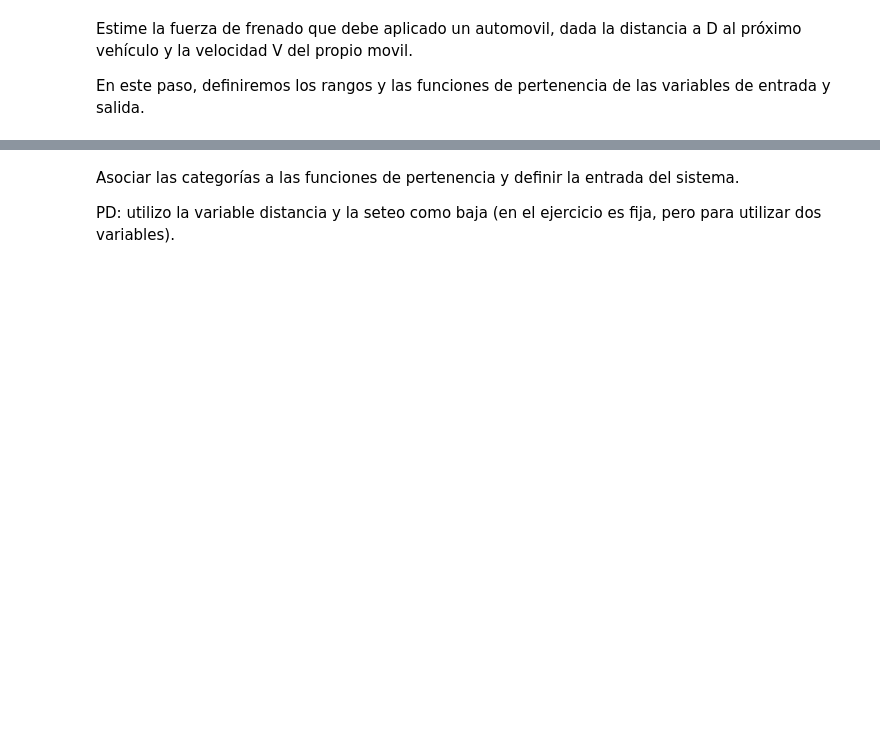
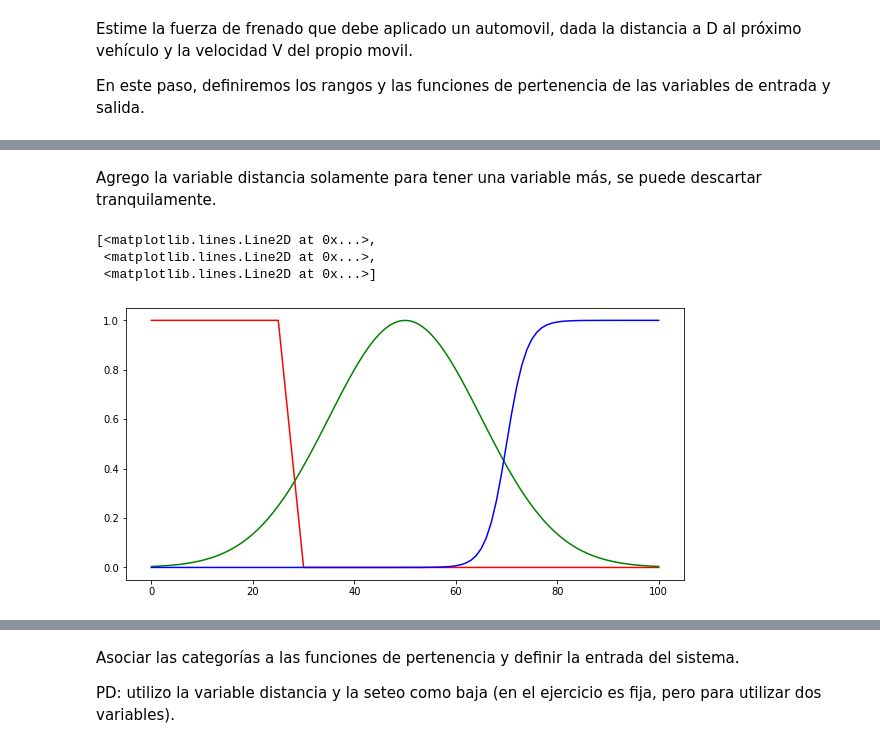
Before and after one commit to agustinsilva447/Artificial-Inteligence, a Jupyter notebook: TP3.2/AI_guia3_Mamdani.ipynb, the cells around one changed output, grey strips where cells are left out. Cells and saved outputs as stored; diff of their text form; code cells hidden in the pictures; blank space fills up the shorter version.

```diff
--- a/TP3.2/AI_guia3_Mamdani.ipynb
+++ b/TP3.2/AI_guia3_Mamdani.ipynb
@@ -70,0 +35,14 @@ freno_alto = fuzz.trimf(freno, [50, 100, 100])
+# %% [markdown]
+Agrego la variable distancia solamente para tener una variable más, se puede descartar tranquilamente.
+# %%
+########## ENTRADAS ########################
+distancia = np.arange(0,101,1)
+distancia_corta = fuzz.trapmf(distancia, [0, 0, 25, 30])
+distancia_normal = fuzz.gaussmf(distancia, 50, 15)
+distancia_larga = fuzz.sigmf(distancia, 70, 0.5)
+plot(distancia_corta, 'r', distancia_normal, 'g', distancia_larga, 'b')
+# %% [output]
+[<matplotlib.lines.Line2D at 0x...>,
+ <matplotlib.lines.Line2D at 0x...>,
+ <matplotlib.lines.Line2D at 0x...>]
+[figure, added]
```
Also changed, not shown: parts of 9 cells of this notebook.
